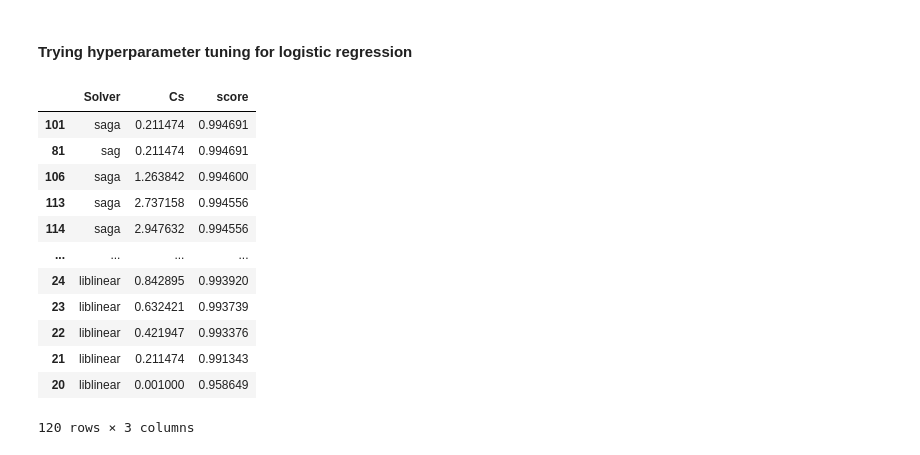
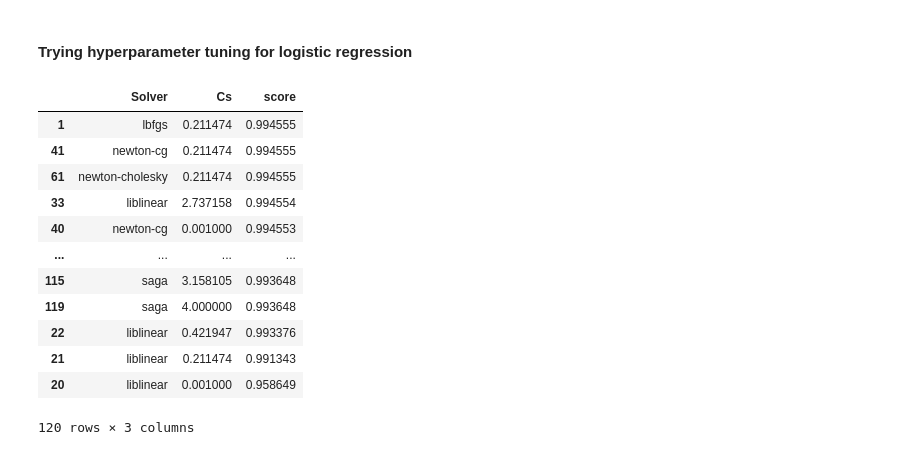
Before and after one commit to DAI-ai-code/Machine-Learning, a Jupyter notebook: day10/4_cross_val_score.ipynb, the cells around one changed output. Drawn from its saved outputs; the diff is of its cells as text; code cells hidden in the pictures.

```diff
--- a/day10/4_cross_val_score.ipynb
+++ b/day10/4_cross_val_score.ipynb
@@ -27,28 +27,28 @@ print(results.mean())
 # %%
 from tqdm import tqdm
 
 solvers = ['lbfgs', 'liblinear', 'newton-cg', 'newton-cholesky', 'sag', 'saga']
 Cs = np.linspace(0.001, 4, 20)
 # penalty = ['l1', 'l2', 'elasticnet', None]
 scores = []
 for s in tqdm(solvers):
     for cs in Cs:
-        lr = LogisticRegression(solver=s, C=cs, max_iter=5000)
+        lr = LogisticRegression(solver=s, C=cs, random_state=25)
         results = cross_val_score(lr, X, y, cv=kfold, scoring='roc_auc')
-        scores.append([s, cs ,results.mean()])
+        scores.append([s, cs ,np.mean(results)])
 
 scores = pd.DataFrame(scores, columns=['Solver', 'Cs' ,'score'])
 scores.sort_values('score', ascending=False)
 # %% [output]
 |  | Solver | Cs | score |
-| 101 | saga | 0.211474 | 0.994691 |
-| 81 | sag | 0.211474 | 0.994691 |
-| 106 | saga | 1.263842 | 0.994600 |
-| 113 | saga | 2.737158 | 0.994556 |
-| 114 | saga | 2.947632 | 0.994556 |
+| 1 | lbfgs | 0.211474 | 0.994555 |
+| 41 | newton-cg | 0.211474 | 0.994555 |
+| 61 | newton-cholesky | 0.211474 | 0.994555 |
+| 33 | liblinear | 2.737158 | 0.994554 |
+| 40 | newton-cg | 0.001000 | 0.994553 |
 | ... | ... | ... | ... |
-| 24 | liblinear | 0.842895 | 0.993920 |
-| 23 | liblinear | 0.632421 | 0.993739 |
+| 115 | saga | 3.158105 | 0.993648 |
+| 119 | saga | 4.000000 | 0.993648 |
 | 22 | liblinear | 0.421947 | 0.993376 |
 | 21 | liblinear | 0.211474 | 0.991343 |
 | 20 | liblinear | 0.001000 | 0.958649 |
```
Also changed, not shown: 3 other files.
